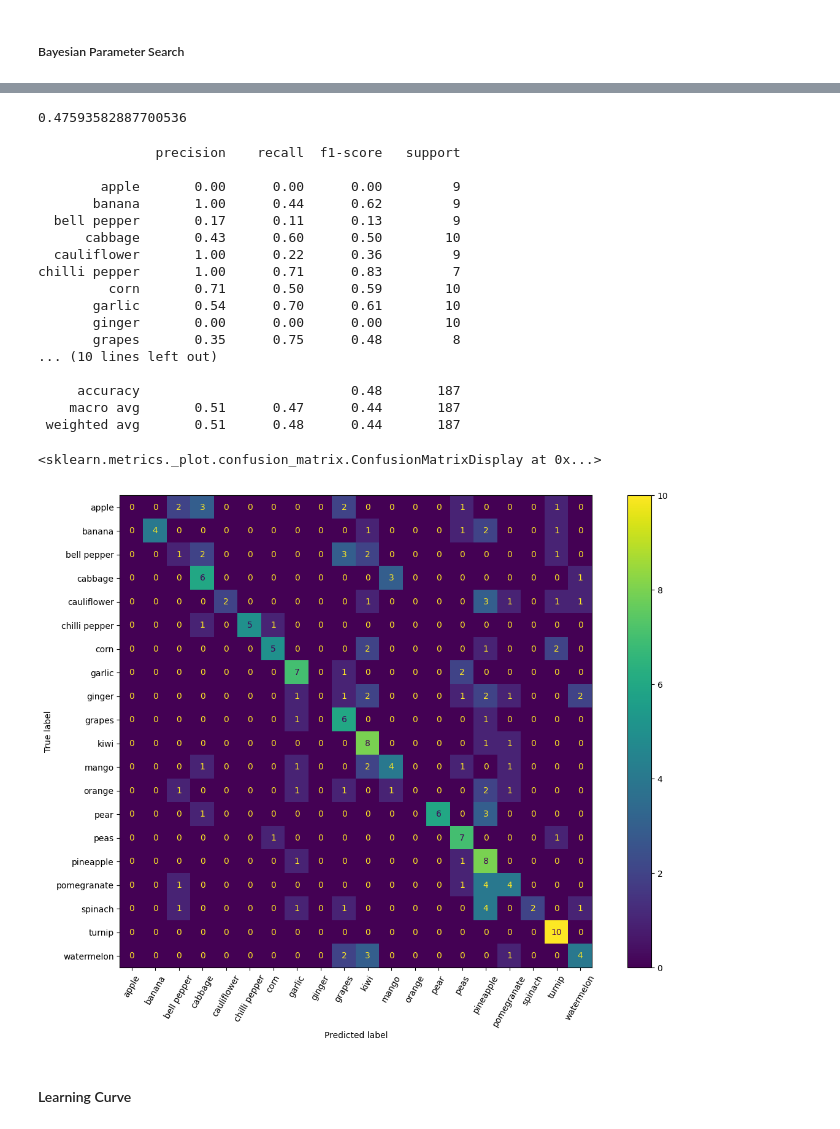
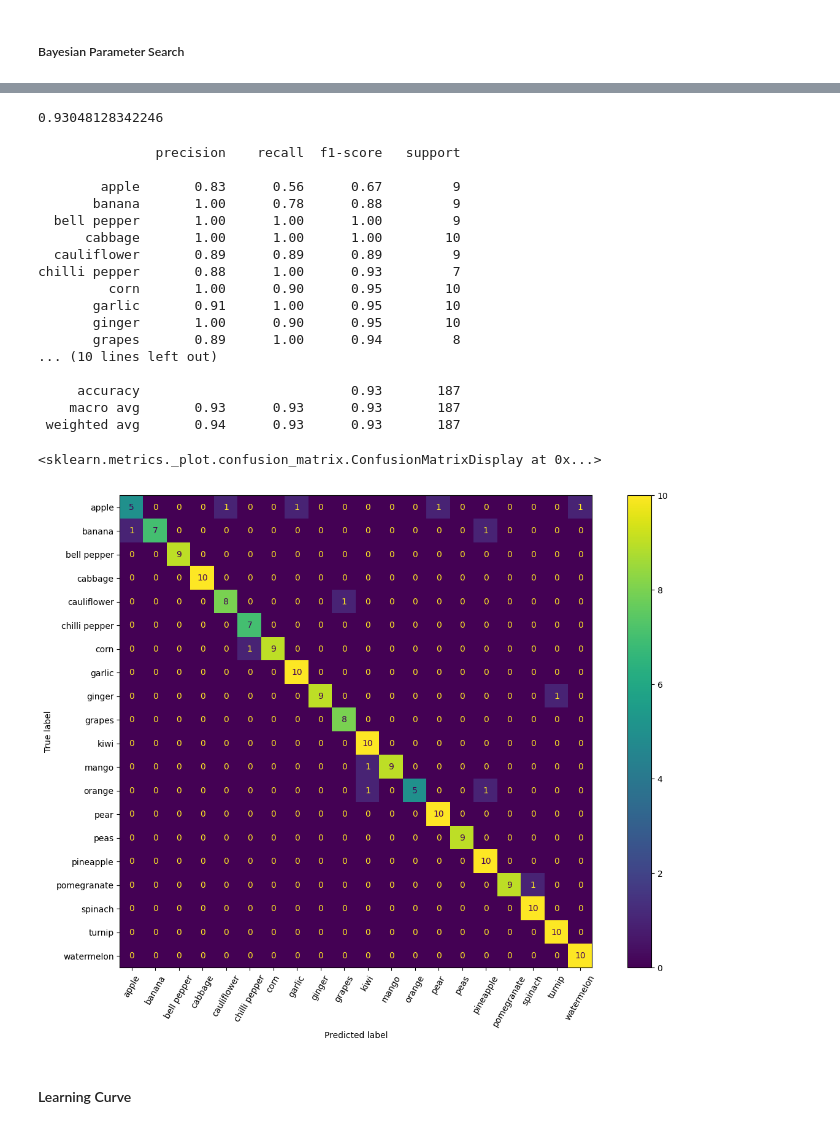
Before and after one commit to vrvenkatesh/w281-summer-2023-project-computer-vision, a Jupyter notebook: logistic_regression_Saturation_features.ipynb, the cells around one changed output, grey strips where cells are left out. Saved outputs shown, nothing was run; the diff lists cells and outputs as text; code cells hidden in the pictures.

```diff
--- a/logistic_regression_Saturation_features.ipynb
+++ b/logistic_regression_Saturation_features.ipynb
@@ -139,13 +139,13 @@ train_hue_features.csv        train_sobel_x_features.csv
 train_laplacian_features.csv  train_sobel_y_features.csv
 train_luminance_features.csv
 # %%
-train_hue = pd.read_csv(modeling_datasets+'train/train_hue_features.csv')
-validation_hue = pd.read_csv(modeling_datasets+'validation/validation_hue_features.csv')
-test_hue = pd.read_csv(modeling_datasets+'test/test_hue_features.csv')
+train_saturation = pd.read_csv(modeling_datasets+'train/train_saturation_features.csv')
+validation_saturation = pd.read_csv(modeling_datasets+'validation/validation_saturation_features.csv')
+test_saturation = pd.read_csv(modeling_datasets+'test/test_saturation_features.csv')
 
-train_hue = train_hue.drop('Unnamed: 0', axis=1)
-validation_hue = validation_hue.drop('Unnamed: 0', axis=1)
-test_hue = test_hue.drop('Unnamed: 0', axis=1)
+train_saturation = train_saturation.drop('Unnamed: 0', axis=1)
+validation_saturation = validation_saturation.drop('Unnamed: 0', axis=1)
+test_saturation = test_saturation.drop('Unnamed: 0', axis=1)
 
 # full_train = pd.concat([train_hue, validation_hue], axis=0)
 # full_train = full_train.reset_index().drop(['Unnamed: 0', 'index'], axis=1)
@@ -297,44 +309,47 @@ KeyboardInterrupt: ignored
 # %%
-params = {'C': 2.35920464457673,
-          'fit_intercept': True,
-          'max_iter': 596,
-          'solver': 'lbfgs',
-          'tol': 3.1488465609992565e-05,
-          'warm_start': False}
+
+params = {'C': 0.2428653459992841,
+            'fit_intercept': True,
+            'max_iter': 16,
+            'penalty': 'l2',
+            'solver': 'newton-cg',
+            'multi_class' : 'ovr',
+              'class_weight' : 'balanced',
+            'tol': 5.279366301698867e-05, 'warm_start': 1}
 
 hog_model = LogisticRegression(**params, n_jobs=-1)
-hog_model.fit(full_train.iloc[:,0:-1], full_train['label'])
+hog_model.fit(train_saturation.iloc[:,0:-1], train_saturation['label'])
 
-y_pred = hog_model.predict(test_hog.iloc[:,0:-1])
+y_pred = hog_model.predict(test_saturation.iloc[:,0:-1])
 # %%
-accuracy_score(test_hog['label'], y_pred)
+accuracy_score(test_saturation['label'], y_pred)
 # %% [output]
-0.47593582887700536
+0.93048128342246
 # %%
-print(classification_report(test_hog['label'], y_pred))
+print(classification_report(test_saturation['label'], y_pred))
 # %% [output]
                precision    recall  f1-score   support
 
-        apple       0.00      0.00      0.00         9
-       banana       1.00      0.44      0.62         9
-  bell pepper       0.17      0.11      0.13         9
-      cabbage       0.43      0.60      0.50        10
-  cauliflower       1.00      0.22      0.36         9
-chilli pepper       1.00      0.71      0.83         7
-         corn       0.71      0.50      0.59        10
-       garlic       0.54      0.70      0.61        10
-       ginger       0.00      0.00      0.00        10
-       grapes       0.35      0.75      0.48         8
+        apple       0.83      0.56      0.67         9
+       banana       1.00      0.78      0.88         9
+  bell pepper       1.00      1.00      1.00         9
+      cabbage       1.00      1.00      1.00        10
+  cauliflower       0.89      0.89      0.89         9
+chilli pepper       0.88      1.00      0.93         7
+         corn       1.00      0.90      0.95        10
+       garlic       0.91      1.00      0.95        10
+       ginger       1.00      0.90      0.95        10
+       grapes       0.89      1.00      0.94         8
 ... (10 lines left out)
 
-     accuracy                           0.48       187
-    macro avg       0.51      0.47      0.44       187
- weighted avg       0.51      0.48      0.44       187
+     accuracy                           0.93       187
+    macro avg       0.93      0.93      0.93       187
+ weighted avg       0.94      0.93      0.93       187
 # %%
 fig, ax = plt.subplots(figsize=(15,10))
-ConfusionMatrixDisplay.from_predictions(test_hog['label'], y_pred, xticks_rotation=60, ax=ax)
+ConfusionMatrixDisplay.from_predictions(test_saturation['label'], y_pred, xticks_rotation=60, ax=ax)
 # %% [output]
 <sklearn.metrics._plot.confusion_matrix.ConfusionMatrixDisplay at 0x...>
-[figure, old version]
+[figure, new version]
 # %% [markdown]
 #### Learning Curve
```
Also changed, not shown: parts of 4 cells of this notebook.
